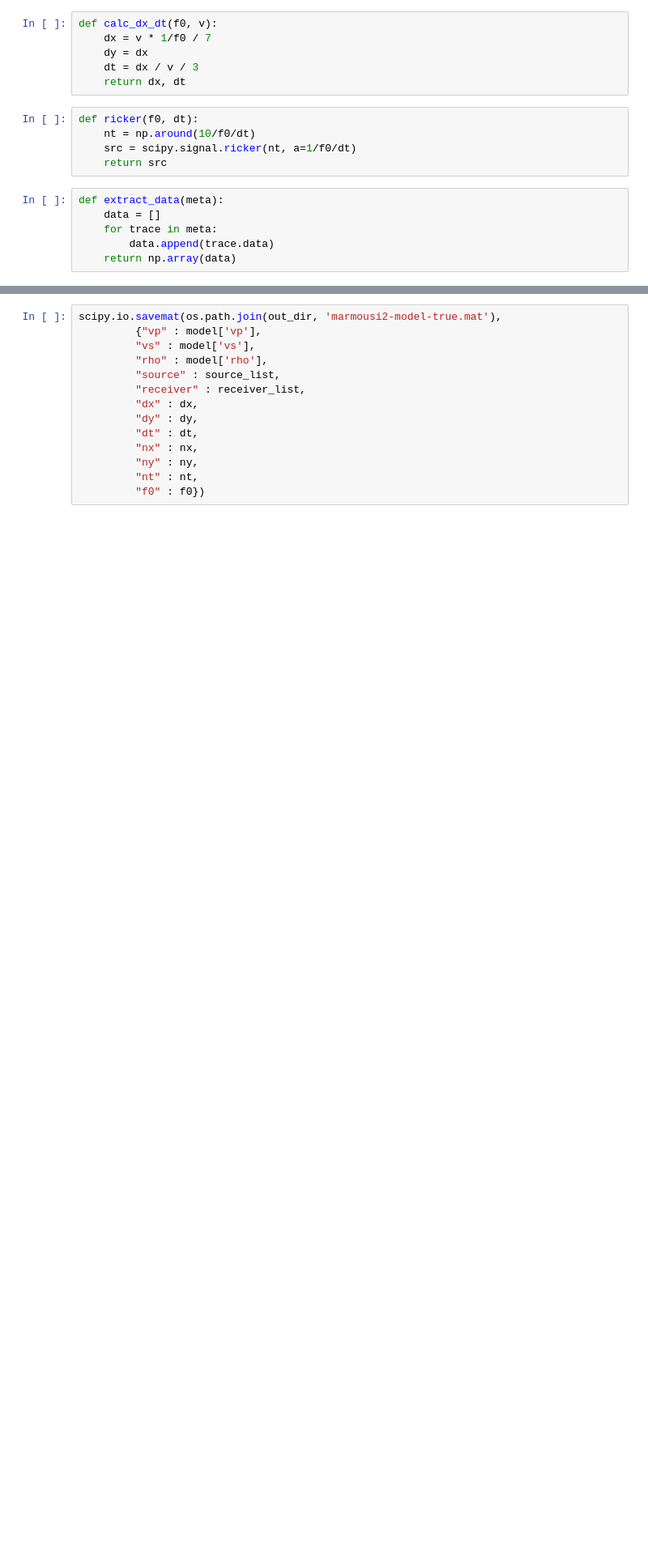
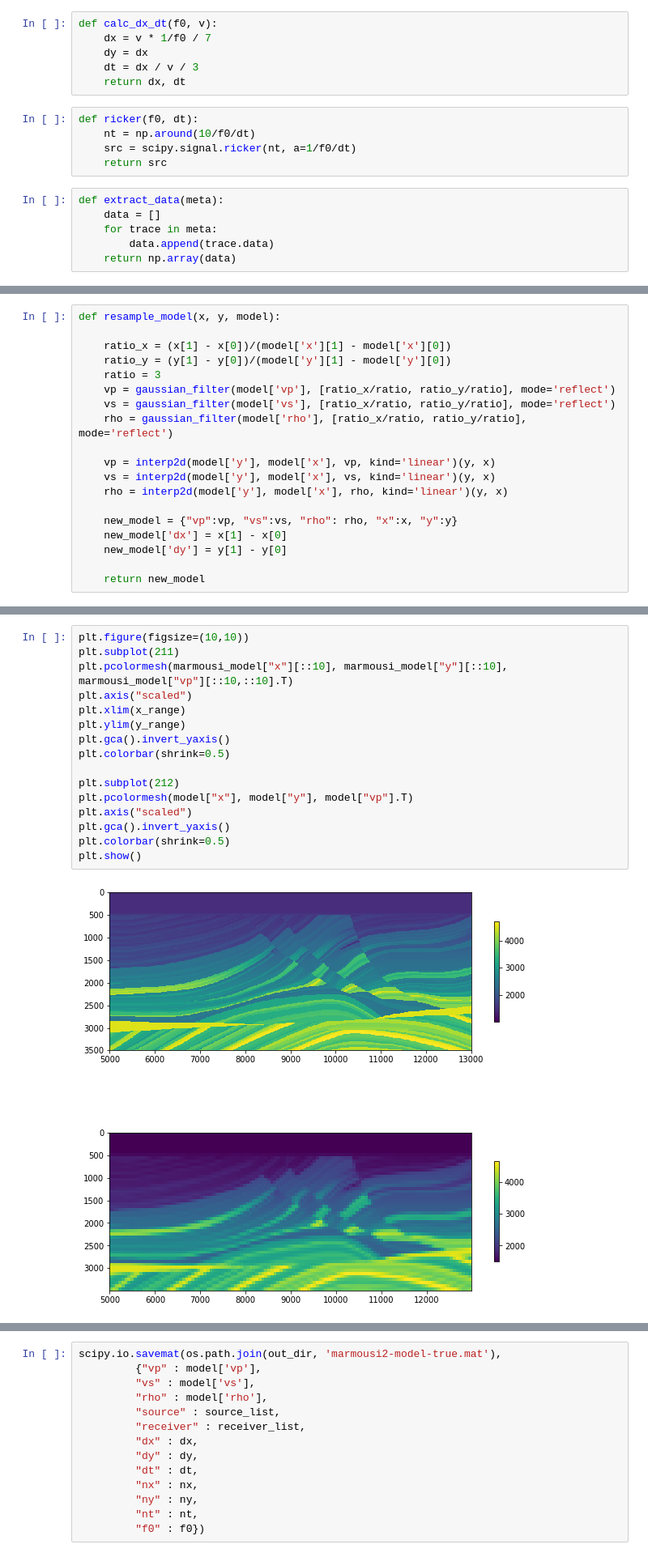
Before and after one commit to kailaix/ADSeismic.jl, a Jupyter notebook: examples/nn_fwi/Marmousi_model.ipynb, the cells around one changed output, grey strips where cells are left out. Shown: that part at 81% size. Saved outputs shown, nothing was run; the diff lists cells and outputs as text; blank space fills up the shorter version.

```diff
--- a/examples/nn_fwi/Marmousi_model.ipynb
+++ b/examples/nn_fwi/Marmousi_model.ipynb
@@ -85 +81,20 @@ plt.show()
+# %%
+def resample_model(x, y, model):
+
+    ratio_x = (x[1] - x[0])/(model['x'][1] - model['x'][0])
+    ratio_y = (y[1] - y[0])/(model['y'][1] - model['y'][0])
+    ratio = 3
+    vp = gaussian_filter(model['vp'], [ratio_x/ratio, ratio_y/ratio], mode='reflect')
+    vs = gaussian_filter(model['vs'], [ratio_x/ratio, ratio_y/ratio], mode='reflect')
+    rho = gaussian_filter(model['rho'], [ratio_x/ratio, ratio_y/ratio], mode='reflect')
+
+    vp = interp2d(model['y'], model['x'], vp, kind='linear')(y, x)
+    vs = interp2d(model['y'], model['x'], vs, kind='linear')(y, x)
+    rho = interp2d(model['y'], model['x'], rho, kind='linear')(y, x)
+
+    new_model = {"vp":vp, "vs":vs, "rho": rho, "x":x, "y":y}
+    new_model['dx'] = x[1] - x[0]
+    new_model['dy'] = y[1] - y[0]
+
+    return new_model
 # %%
@@ -136,3 +124,21 @@ plt.show()
+# %%
+plt.figure(figsize=(10,10))
+plt.subplot(211)
+plt.pcolormesh(marmousi_model["x"][::10], marmousi_model["y"][::10], marmousi_model["vp"][::10,::10].T)
+plt.axis("scaled")
+plt.xlim(x_range)
+plt.ylim(y_range)
+plt.gca().invert_yaxis()
+plt.colorbar(shrink=0.5)
+
+plt.subplot(212)
+plt.pcolormesh(model["x"], model["y"], model["vp"].T)
+plt.axis("scaled")
+plt.gca().invert_yaxis()
+plt.colorbar(shrink=0.5)
+plt.show()
+# %% [output]
+[figure, added]
 # %%
 def add_source(nsrc, nx, nt, dt, f0=5, n_pml=0):
     src_list = []
```
Also changed, not shown: parts of 12 cells of this notebook, 6 other files.
